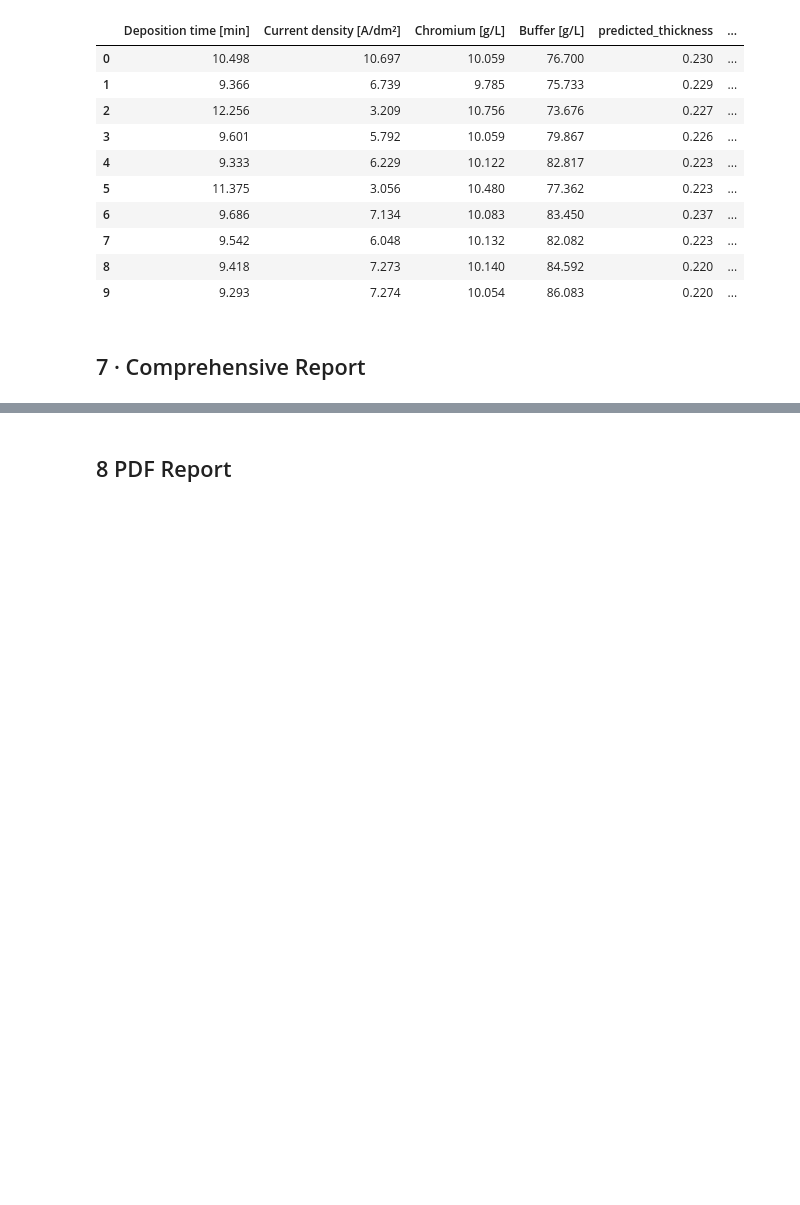
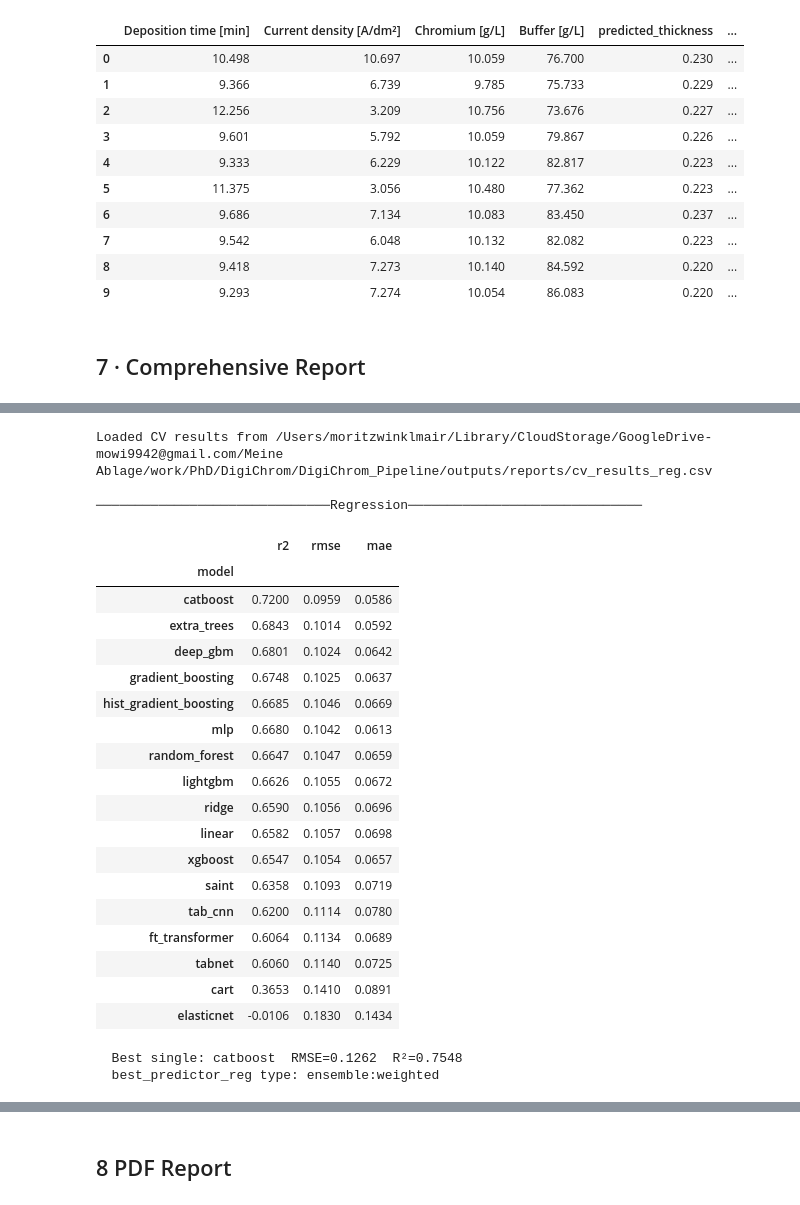
Before and after one commit to moritzwi/DigiChrom, a Jupyter notebook: DigiChrom_Pipeline/DigiChrom_Pipeline.ipynb, the cells around one changed output, grey strips where cells are left out. Drawn from its saved outputs; the diff is of its cells as text; code cells hidden in the pictures; blank space fills up the shorter version.

```diff
--- a/DigiChrom_Pipeline/DigiChrom_Pipeline.ipynb
+++ b/DigiChrom_Pipeline/DigiChrom_Pipeline.ipynb
@@ -857,10 +867,41 @@ print(f"  Target: {config.TARGET_COL}  |  Range: [{y.min():.3f}, {y.max():.3f}]
 # %%
+cv_reg_results_path = config.REPORTS_DIR / 'cv_results_reg.csv'
+if cv_reg_results_path.exists():
+    cv_results = pd.read_csv(cv_reg_results_path)
+    print(f"\nLoaded CV results from {cv_reg_results_path}")
+else:
+    print(f"\nCV results not found at {cv_reg_results_path}")
+
 print(f"\n{'Regression':─^70}")
-
 lb = cv_results.groupby('model')[['r2','rmse','mae']].mean().round(4)
 display(lb.sort_values('r2', ascending=False))
 print(f"  Best single: {BEST_MODEL_REG}  RMSE={metrics_reg['rmse']:.4f}  R²={metrics_reg['r2']:.4f}")
 print(f"  best_predictor_reg type: {best_predictor_reg_type}")
+# %% [output]
+Loaded CV results from /Users/moritzwinklmair/Library/CloudStorage/GoogleDrive-mowi9942@gmail.com/Meine Ablage/work/PhD/DigiChrom/DigiChrom_Pipeline/outputs/reports/cv_results_reg.csv
+
+──────────────────────────────Regression──────────────────────────────
+|  | r2 | rmse | mae |
+| model |  |  |  |
+| catboost | 0.7200 | 0.0959 | 0.0586 |
+| extra_trees | 0.6843 | 0.1014 | 0.0592 |
+| deep_gbm | 0.6801 | 0.1024 | 0.0642 |
+| gradient_boosting | 0.6748 | 0.1025 | 0.0637 |
+| hist_gradient_boosting | 0.6685 | 0.1046 | 0.0669 |
+| mlp | 0.6680 | 0.1042 | 0.0613 |
+| random_forest | 0.6647 | 0.1047 | 0.0659 |
+| lightgbm | 0.6626 | 0.1055 | 0.0672 |
+| ridge | 0.6590 | 0.1056 | 0.0696 |
+| linear | 0.6582 | 0.1057 | 0.0698 |
+| xgboost | 0.6547 | 0.1054 | 0.0657 |
+| saint | 0.6358 | 0.1093 | 0.0719 |
+| tab_cnn | 0.6200 | 0.1114 | 0.0780 |
+| ft_transformer | 0.6064 | 0.1134 | 0.0689 |
+| tabnet | 0.6060 | 0.1140 | 0.0725 |
+| cart | 0.3653 | 0.1410 | 0.0891 |
+| elasticnet | -0.0106 | 0.1830 | 0.1434 |
+  Best single: catboost  RMSE=0.1262  R²=0.7548
+  best_predictor_reg type: ensemble:weighted
 # %%
 print(f"\n{'Regression Ensemble':─^70}")
 display(ens_cv_reg.round(4))
```
Also changed, not shown: parts of 12 cells of this notebook, 17 other files.
